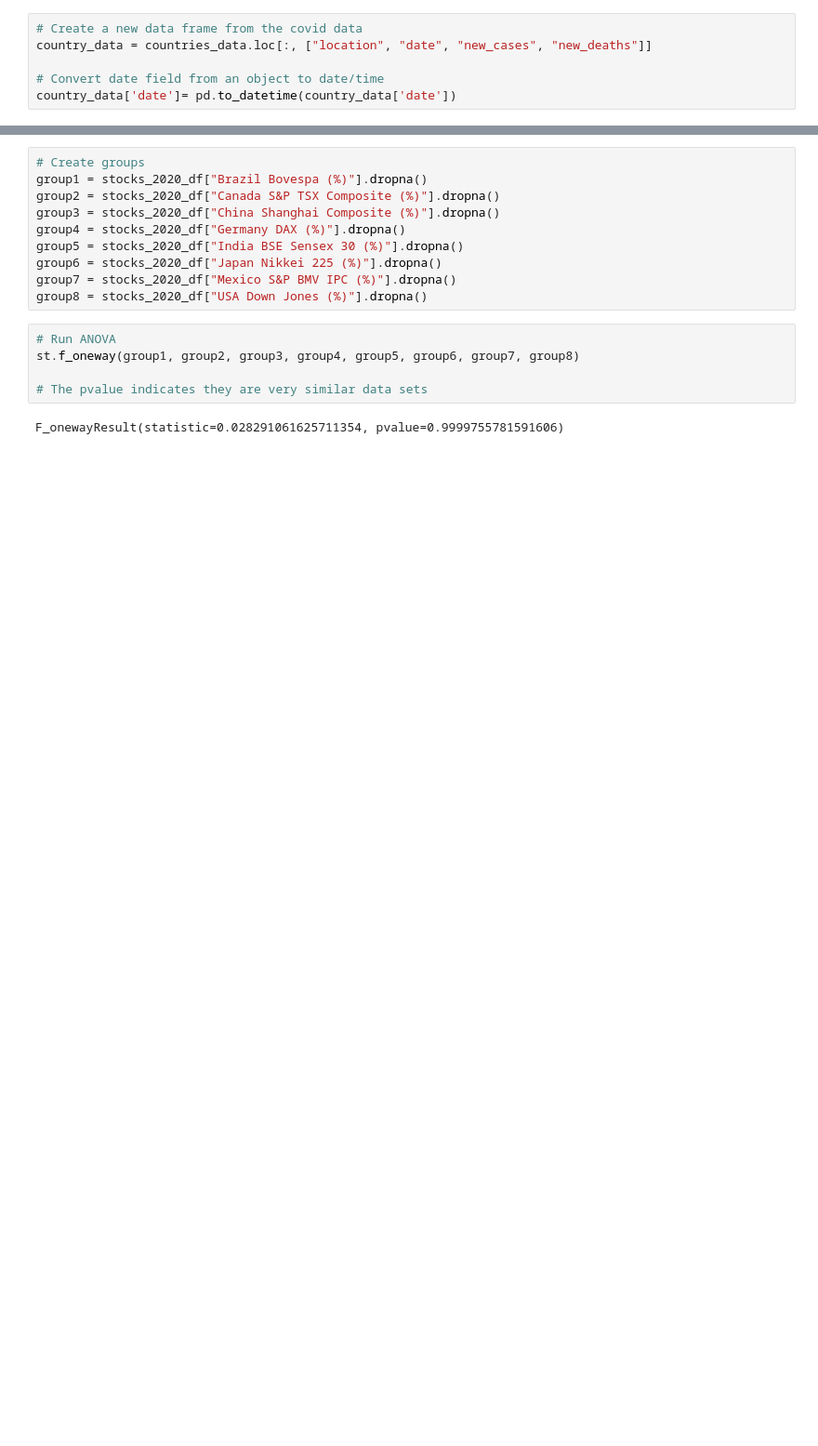
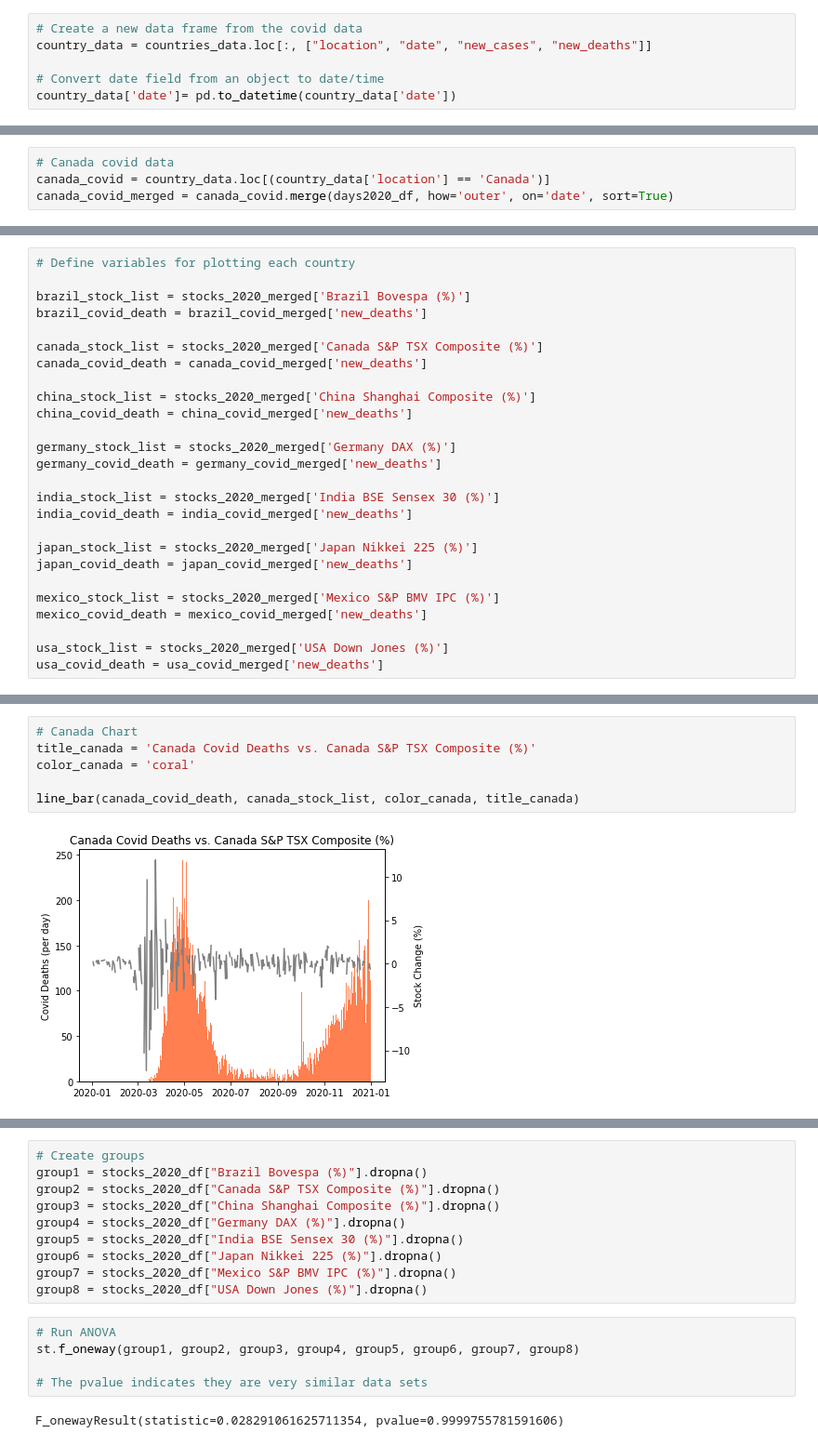
Before and after one commit to Eotanez/project-1, a Jupyter notebook: charts.ipynb, the cells around one changed output, grey strips where cells are left out. Shown at 93% size. Saved outputs shown, nothing was run; the diff lists cells and outputs as text; blank space fills up the shorter version.

```diff
--- a/charts.ipynb
+++ b/charts.ipynb
@@ -73,0 +66,4 @@ usa_covid_merged.head()
+# %%
+# Canada covid data
+canada_covid = country_data.loc[(country_data['location'] == 'Canada')]
+canada_covid_merged = canada_covid.merge(days2020_df, how='outer', on='date', sort=True)
@@ -73,0 +94,26 @@ usa_covid_merged.head()
+# %%
+# Define variables for plotting each country
+
+brazil_stock_list = stocks_2020_merged['Brazil Bovespa (%)']
+brazil_covid_death = brazil_covid_merged['new_deaths']
+
+canada_stock_list = stocks_2020_merged['Canada S&P TSX Composite (%)']
+canada_covid_death = canada_covid_merged['new_deaths']
+
+china_stock_list = stocks_2020_merged['China Shanghai Composite (%)']
+china_covid_death = china_covid_merged['new_deaths']
+
+germany_stock_list = stocks_2020_merged['Germany DAX (%)']
+germany_covid_death = germany_covid_merged['new_deaths']
+
+india_stock_list = stocks_2020_merged['India BSE Sensex 30 (%)']
+india_covid_death = india_covid_merged['new_deaths']
+
+japan_stock_list = stocks_2020_merged['Japan Nikkei 225 (%)']
+japan_covid_death = japan_covid_merged['new_deaths']
+
+mexico_stock_list = stocks_2020_merged['Mexico S&P BMV IPC (%)']
+mexico_covid_death = mexico_covid_merged['new_deaths']
+
+usa_stock_list = stocks_2020_merged['USA Down Jones (%)']
+usa_covid_death = usa_covid_merged['new_deaths']
@@ -113,0 +147,8 @@ The r-value is: nan
+# %%
+# Canada Chart
+title_canada = 'Canada Covid Deaths vs. Canada S&P TSX Composite (%)'
+color_canada = 'coral'
+
+line_bar(canada_covid_death, canada_stock_list, color_canada, title_canada)
+# %% [output]
+[figure, added]
```
Also changed, not shown: parts of 41 cells of this notebook.
